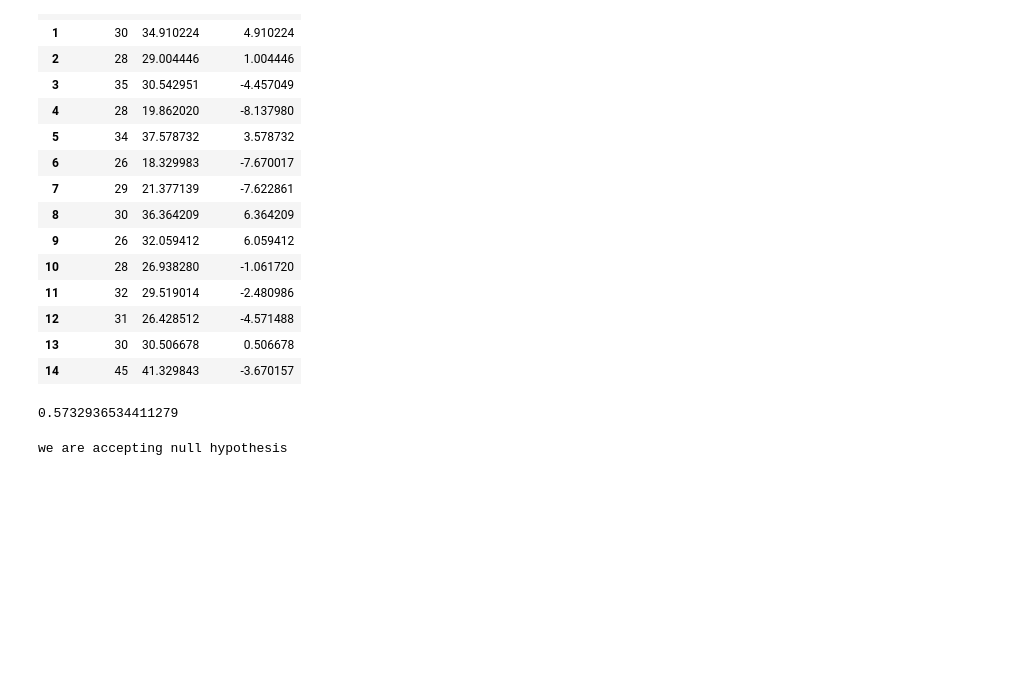
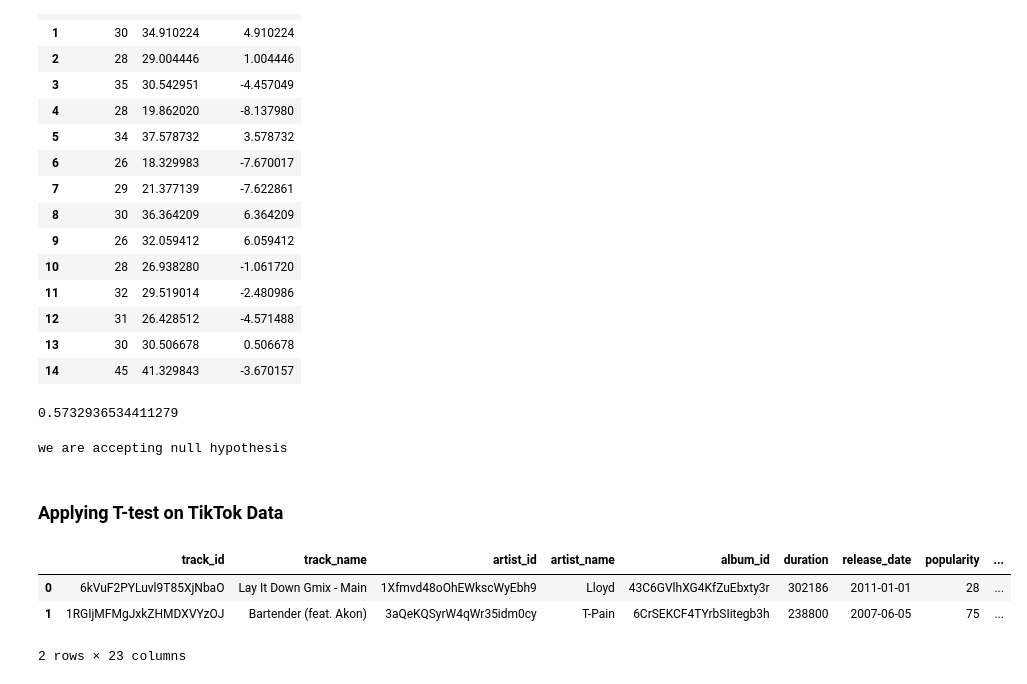
Before and after one commit to jnikhilreddy/Introduction-to-Statistics-in-Python, a Jupyter notebook: 6_Hypothesis_Testing_t_test.ipynb, the cells around one changed output. Cells and saved outputs as stored; diff of their text form; code cells hidden in the pictures; blank space fills up the shorter version.

```diff
--- a/6_Hypothesis_Testing_t_test.ipynb
+++ b/6_Hypothesis_Testing_t_test.ipynb
@@ -149,3 +148,16 @@ else:
     print("we are accepting null hypothesis")
 # %% [output]
 we are accepting null hypothesis
+# %% [markdown]
+### Applying T-test on TikTok Data
+# %%
+import pandas as pd
+import seaborn as sns
+
+tiktok_data = pd.read_csv('data/tiktok.csv') # This assumes you have also downloaded and unzipped the Data folder
+tiktok_data.head(2)
+# %% [output]
+|  | track_id | track_name | artist_id | artist_name | album_id | duration | release_date | popularity | ... |
+| 0 | 6kVuF2PYLuvl9T85XjNbaO | Lay It Down Gmix - Main | 1Xfmvd48oOhEWkscWyEbh9 | Lloyd | 43C6GVlhXG4KfZuEbxty3r | 302186 | 2011-01-01 | 28 | ... |
+| 1 | 1RGIjMFMgJxkZHMDXVYzOJ | Bartender (feat. Akon) | 3aQeKQSyrW4qWr35idm0cy | T-Pain | 6CrSEKCF4TYrbSIitegb3h | 238800 | 2007-06-05 | 75 | ... |
+2 rows × 23 columns
```
Also changed, not shown: parts of 12 cells of this notebook, 1 other file.
